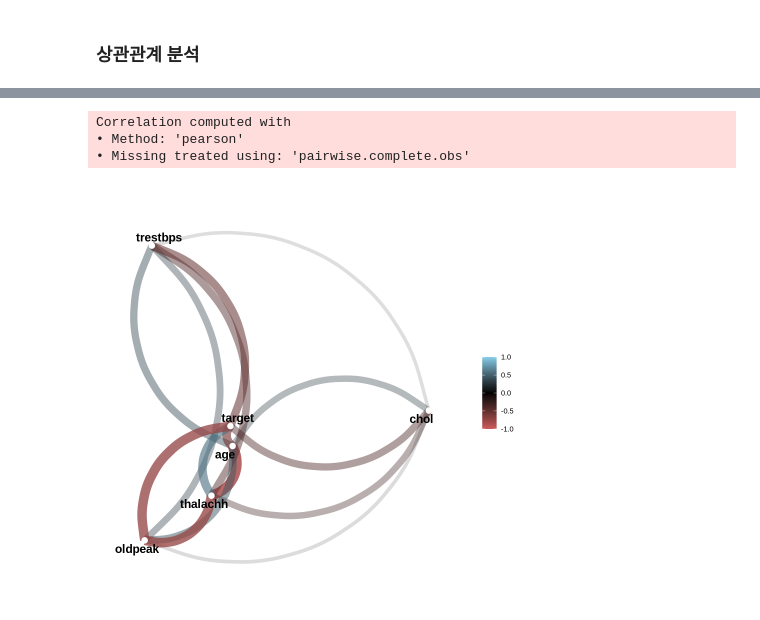
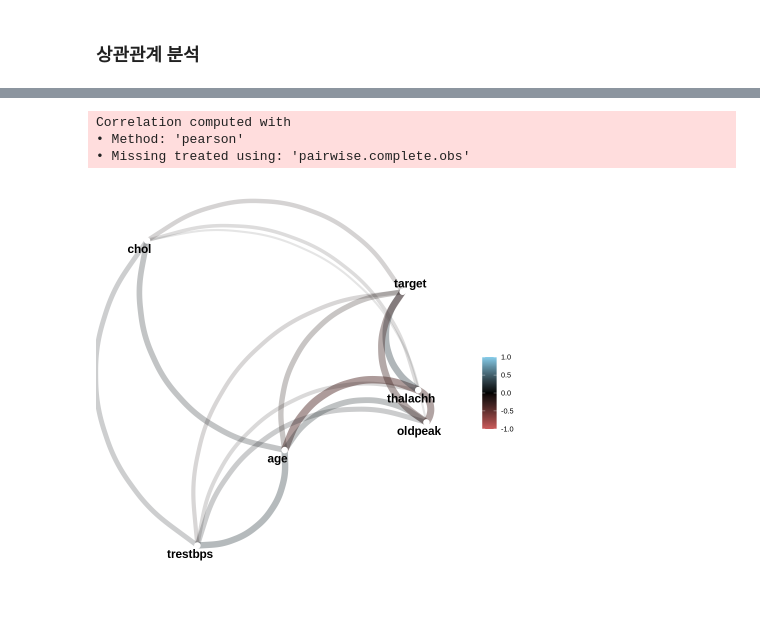
Before and after one commit to pillwood/Heart-Disease-Prediction, a Jupyter notebook: BigData_P201.ipynb, the cells around one changed output, grey strips where cells are left out. Saved outputs shown, nothing was run; the diff lists cells and outputs as text; code cells hidden in the pictures.

```diff
--- a/BigData_P201.ipynb
+++ b/BigData_P201.ipynb
@@ -108,17 +105,3 @@ TB_no_qmna %>% show()
 # ℹ 3 more variables: ca <dbl>, thal <dbl>, target <dbl>
 # %% [markdown]
 ### 이상값 처리
-# %%
-handle_outliers_IQR <- function(df) {
-  df %>%
-    mutate(across(where(is.numeric), ~ {
-      Q1 <- quantile(., 0.25, na.rm = TRUE)
-      Q3 <- quantile(., 0.75, na.rm = TRUE)
-      IQR <- Q3 - Q1
-      lower_bound <- Q1 - 1.5 * IQR
-      upper_bound <- Q3 + 1.5 * IQR
-      ifelse(. < lower_bound | . > upper_bound, NA, .)
-    }))
-}
-
-TB_IQR <- handle_outliers_IQR(TB_no_qm)
@@ -125,3 +118,13 @@ TB_IQR <- handle_outliers_IQR(TB_no_qm)
+# %%
+#IQR을 위한 is_outlier
+is_outlier <- function(x) {
+  return( x < summary(x)[2] - 1.5 * IQR(x) | x > summary(x)[5] + 1.5 * IQR(x) )
+}
+
+#age, trestbps, chol, thalachh, oldpeak에 대한 이상값을 NA로 변경
+TB_IQR <- TB_no_qmna %>%
+  mutate(across(c(age, trestbps, chol, thalachh, oldpeak),
+  ~ ifelse(is_outlier(.), NA, .)))
 # %%
 cat("NA포함 행수 : ", table(is.na(TB_IQR)),"\n")
 # %% [output]
@@ -150,0 +132,4 @@ A tibble: 1858 × 14
+# %%
+#NA값을 제거한 TB_PP
+TB_PP <- na.omit(TB_IQR)
+TB_PP %>% show()
@@ -169,10 +222,11 @@ A matrix: 6 × 6 of type dbl
 # %%
-TB_cor %>%
+TB_PP %>%
+  select(age, trestbps, chol, thalachh, oldpeak,target) %>%
   corrr::correlate() %>%
   corrr::network_plot(min_cor=0, colours=c("indianred", "black", "skyblue"))
 # %% [output]
 Correlation computed with
 • Method: 'pearson'
 • Missing treated using: 'pairwise.complete.obs'
-[figure, old version]
+[figure, new version]
 # %%
```
Also changed, not shown: parts of 18 cells of this notebook.
